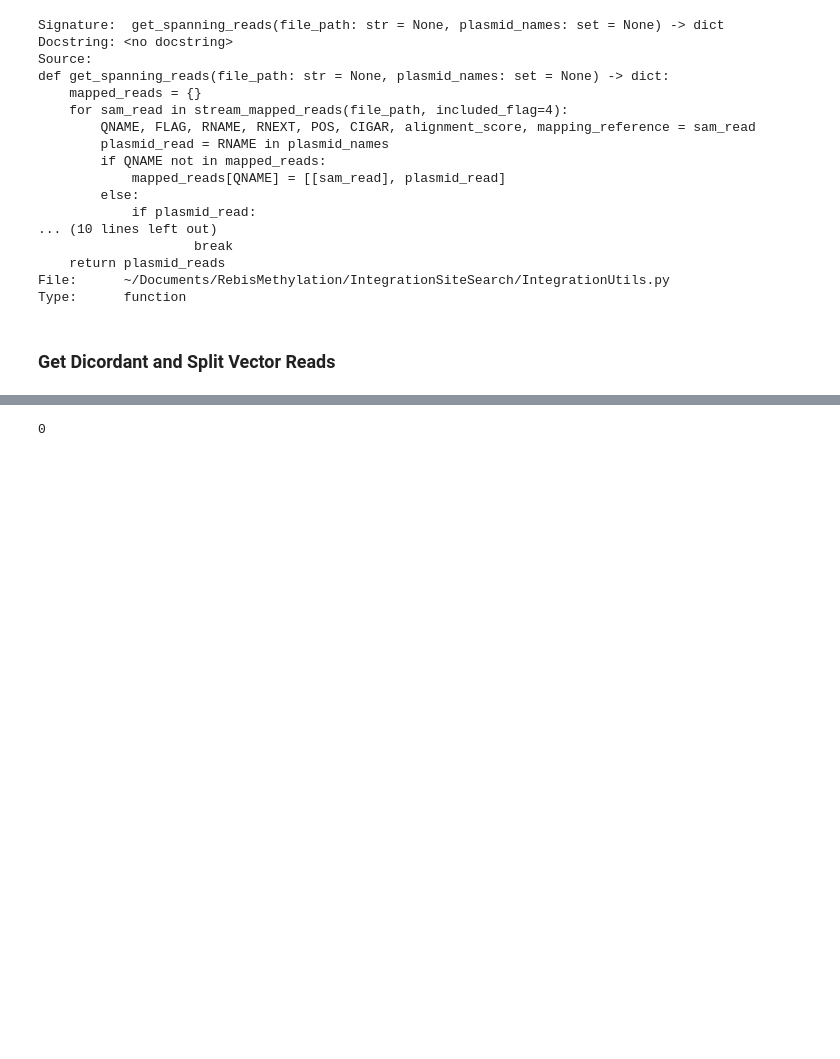
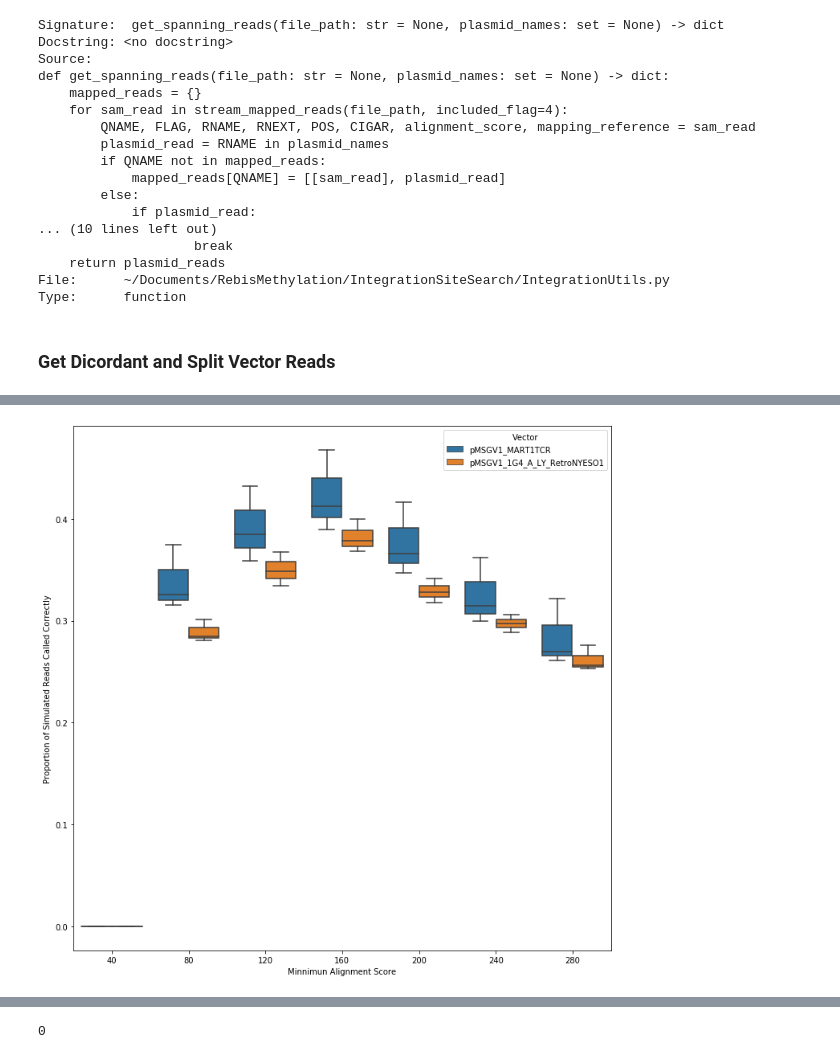
Before and after one commit to NuttyLogic/Epigenetic-suppression-of-transgenic-TCR-expression-in-ACT, a Jupyter notebook: VectorInsertionValidation/SimulateVectorInsertionLibrary.ipynb, the cells around one changed output, grey strips where cells are left out. Cells and saved outputs as stored; diff of their text form; code cells hidden in the pictures; blank space fills up the shorter version.

```diff
--- a/VectorInsertionValidation/SimulateVectorInsertionLibrary.ipynb
+++ b/VectorInsertionValidation/SimulateVectorInsertionLibrary.ipynb
@@ -180,3 +186,16 @@ def assess_overlap(span, pos):
     if span[0] < pos < span[1]:
         return True
     return False
+# %%
+def convert_coordinates(contig_start, read_span, vector_span):
+    vector_length = vector_span[1] - vector_span[0]
+    read_length = read_span[1] - read_span[0]
+    updated_positions = []
+    for pos in read_span:
+        if pos <= vector_span[0]:
+            updated_positions.append(contig_start + pos)
+        elif pos >= vector_span[1]:
+            updated_positions.append(contig_start + pos - vector_length)
+        else:
+            updated_positions.append('Vector')
+    return updated_positions
@@ -313,19 +478,26 @@ for sim_label in tqdm(sim_alignment_stats):
 # %%
-int_processor = ProcessVectorSpanningReads(multibase_threshold=0.2)
+int_processor = ProcessVectorSpanningReads(multibase_threshold=0.1, multiread_threshold=250)
 
-good_call = 0
-bad_call = 0
+integration_stats = {}
+sim_integration_sites = {}
 
 for sim_label in tqdm(sim_alignment_stats):
-    label = '_'.join(sim_label.split('_')[1:])
+    label = '_'.join(sim_label.split('_')[0:-1])
+    good_call, bad_call = 0, 0
+    vector = '_'.join(sim_label.split('_')[1:-1])
+    called_control_comp = []
     for read_label, read_group in sample_spanning_reads[sim_label].items():
         control_info = integration_reads[label].get(read_label, False)
         called_int = int_processor.get_integration_sites(read_group, vector=vector)
-        if called_int:
-            print('yes')
         if control_info and called_int:
-            good_call += 1
+            if abs(control_info[2] - called_int[3]) > 500:
+                bad_call += 1
+            else:
+                good_call += 1
+            called_control_comp.append((called_int, control_info))
         elif not control_info and called_int:
             bad_call += 1
+    sim_integration_sites[sim_label] = called_control_comp
+    integration_stats[sim_label] = good_call / len(integration_reads[label]), bad_call / len(integration_reads[label]), vector, int(sim_label.split('_')[-1])
 # %% [output]
 [interactive output not drawn]
@@ -332,0 +673,12 @@ KeyError: 'pMSGV1_1G4_A_LY_RetroNYESO1_80'
+# %%
+int_stats_df = pd.DataFrame(integration_stats).T
+# %%
+int_stats_df.columns = ['On Target Call', 'Off Target Call', 'Vector', 'Minnimun Alignment Score']
+# %%
+fig, ax = plt.subplots(figsize=(12,12))
+
+sns.boxplot(x='Minnimun Alignment Score', y='On Target Call', data=int_stats_df, ax=ax, hue='Vector')
+ax.set_ylabel('Proportion of Simulated Reads Called Correctly')
+plt.show()
+# %% [output]
+[figure, added]
```
Also changed, not shown: parts of 26 cells of this notebook, 5 other files.
